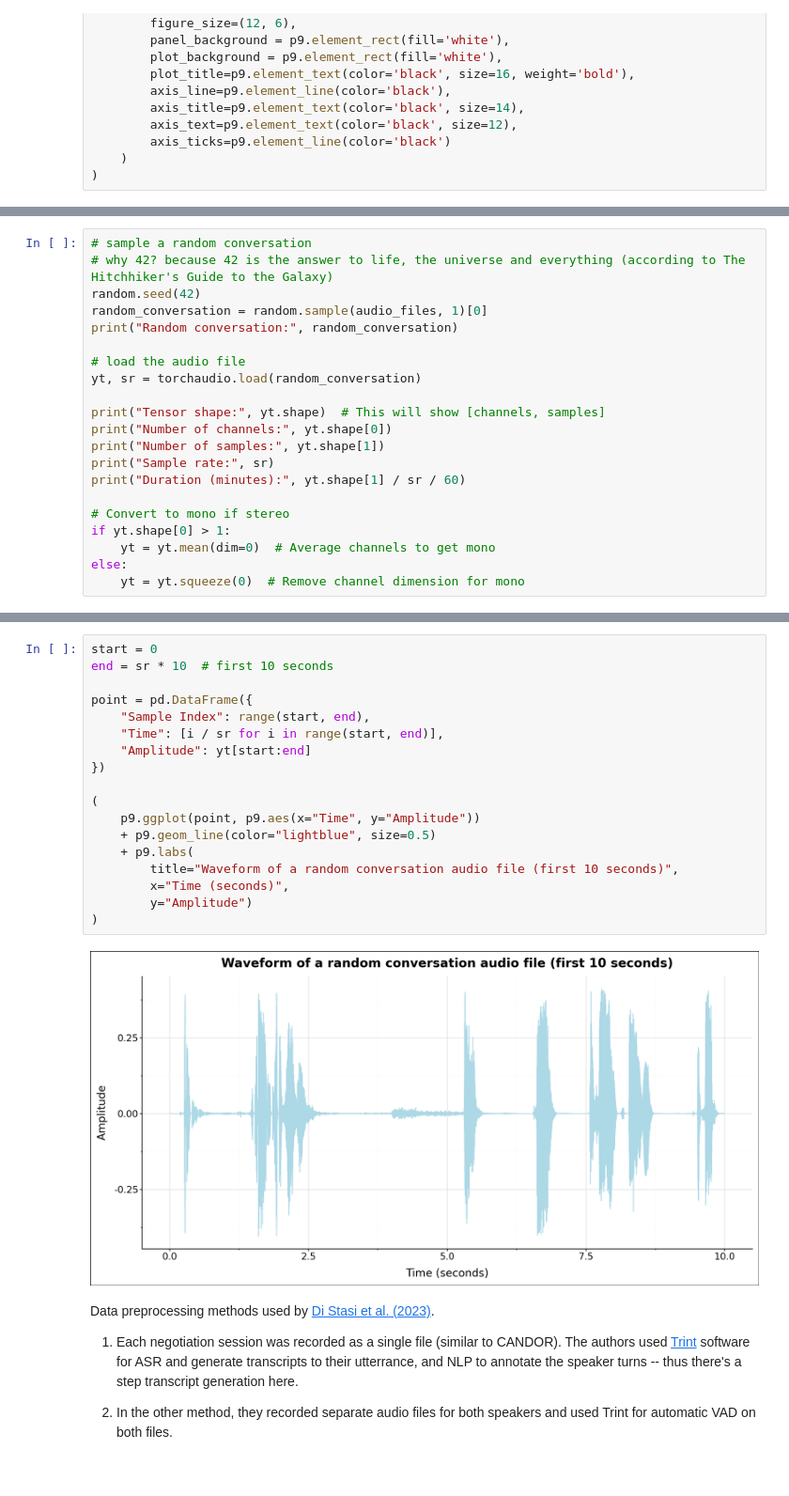
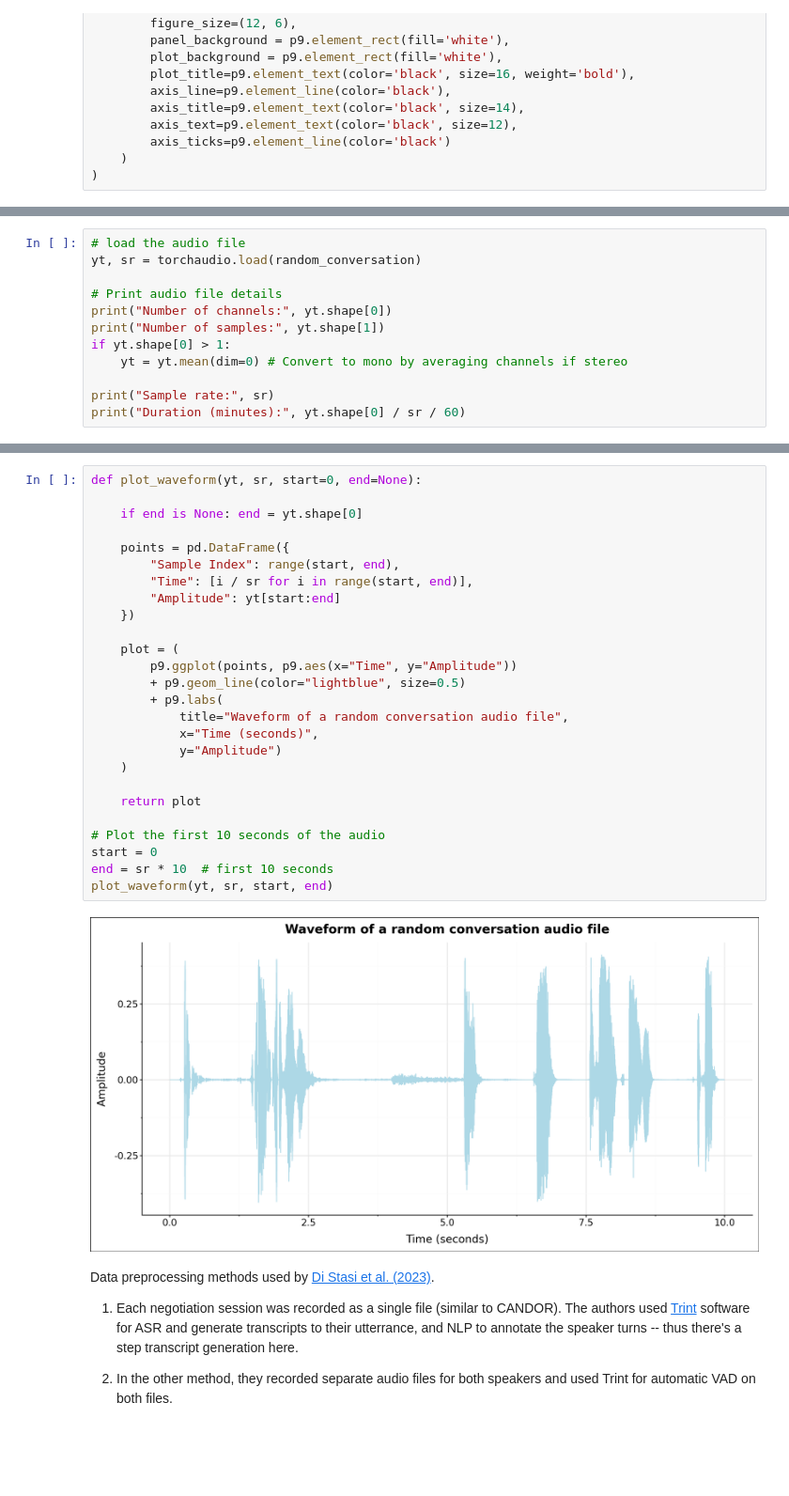
Before and after one commit to shshnk94/convodynamics, a Jupyter notebook: analysis.ipynb, the cells around one changed output, grey strips where cells are left out. Shown at 94% size. Drawn from its saved outputs; the diff is of its cells as text.

```diff
--- a/analysis.ipynb
+++ b/analysis.ipynb
@@ -31,24 +47,15 @@ Let's begin with visualizing the waveform for a random conversation.
 
 Profession grade audio use a default sampling rate of 48KHz (like here). We might have to use a smaller sampling rate, just so that it's easier to plot the waveform.
 # %%
-# sample a random conversation
-# why 42? because 42 is the answer to life, the universe and everything (according to The Hitchhiker's Guide to the Galaxy)
-random.seed(42)
-random_conversation = random.sample(audio_files, 1)[0]
-print("Random conversation:", random_conversation)
-
 # load the audio file
 yt, sr = torchaudio.load(random_conversation)
 
-print("Tensor shape:", yt.shape)  # This will show [channels, samples]
+# Print audio file details
 print("Number of channels:", yt.shape[0])
 print("Number of samples:", yt.shape[1])
+if yt.shape[0] > 1:
+    yt = yt.mean(dim=0) # Convert to mono by averaging channels if stereo
+
 print("Sample rate:", sr)
-print("Duration (minutes):", yt.shape[1] / sr / 60)
-
-# Convert to mono if stereo
-if yt.shape[0] > 1:
-    yt = yt.mean(dim=0)  # Average channels to get mono
-else:
-    yt = yt.squeeze(0)  # Remove channel dimension for mono
+print("Duration (minutes):", yt.shape[0] / sr / 60)
 # %% [output]
@@ -61,23 +66,31 @@ Duration (minutes): 28.885216319444446
 # %%
+def plot_waveform(yt, sr, start=0, end=None):
+
+    if end is None: end = yt.shape[0]
+
+    points = pd.DataFrame({
+        "Sample Index": range(start, end),
+        "Time": [i / sr for i in range(start, end)],
+        "Amplitude": yt[start:end]
+    })
+
+    plot = (
+        p9.ggplot(points, p9.aes(x="Time", y="Amplitude"))
+        + p9.geom_line(color="lightblue", size=0.5)
+        + p9.labs(
+            title="Waveform of a random conversation audio file",
+            x="Time (seconds)",
+            y="Amplitude")
+    )
+
+    return plot
+
+# Plot the first 10 seconds of the audio
 start = 0
 end = sr * 10  # first 10 seconds
-
-point = pd.DataFrame({
-    "Sample Index": range(start, end),
-    "Time": [i / sr for i in range(start, end)],
-    "Amplitude": yt[start:end]
-})
-
-(
-    p9.ggplot(point, p9.aes(x="Time", y="Amplitude"))
-    + p9.geom_line(color="lightblue", size=0.5)
-    + p9.labs(
-        title="Waveform of a random conversation audio file (first 10 seconds)",
-        x="Time (seconds)",
-        y="Amplitude")
-)
+plot_waveform(yt, sr, start, end)
 # %% [output]
-[figure, old version]
+[figure, new version]
 # %% [markdown]
 Data preprocessing methods used by [Di Stasi et al. (2023)](https://psycnet.apa.org/record/2024-16512-001).
 
```
Also changed, not shown: parts of 12 cells of this notebook, 8 other files.
